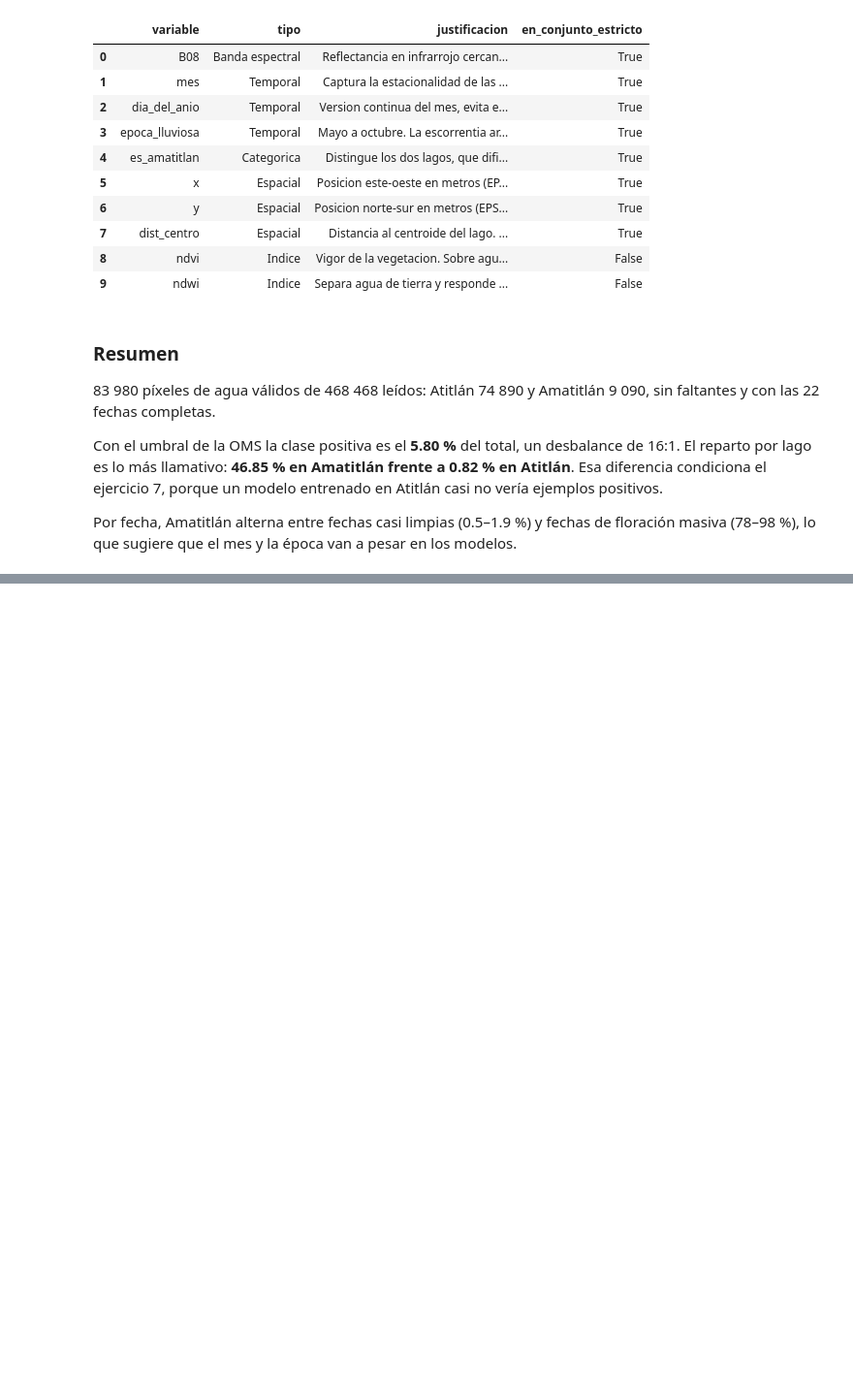
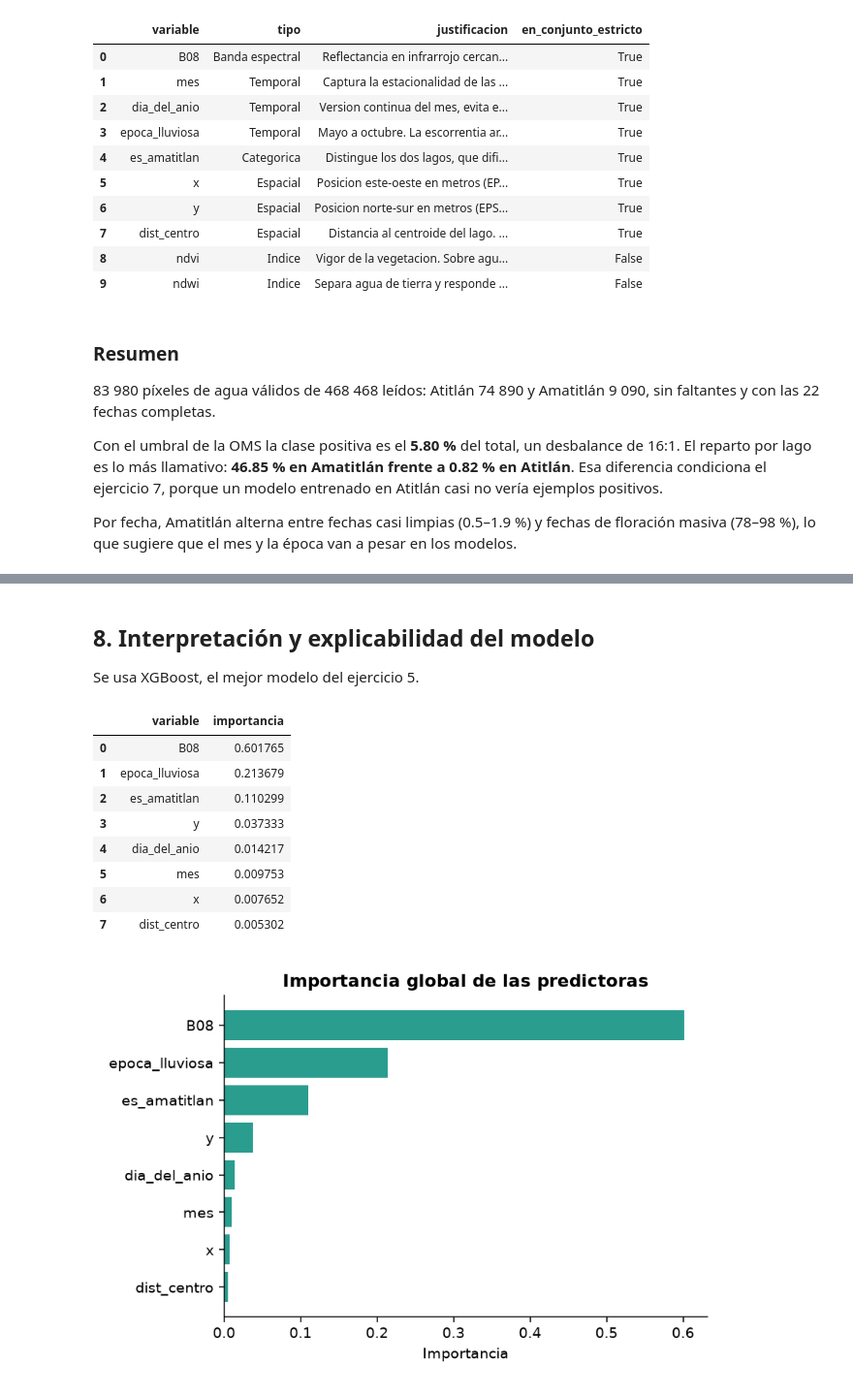
Before and after one commit to UVG-Tareas-y-proyectos/laboratorio4_ds, a Jupyter notebook: notebooks/laboratorio-4-datos-geoespaciales.ipynb, the cells around one changed output, grey strips where cells are left out. Shown at 97% size. Cells and saved outputs as stored; diff of their text form; code cells hidden in the pictures; blank space fills up the shorter version.

```diff
--- a/notebooks/laboratorio-4-datos-geoespaciales.ipynb
+++ b/notebooks/laboratorio-4-datos-geoespaciales.ipynb
@@ -550,0 +701,29 @@ los modelos.
+# %% [markdown]
+## 8. Interpretación y explicabilidad del modelo
+
+Se usa XGBoost, el mejor modelo del ejercicio 5.
+# %%
+from xgboost import XGBClassifier
+
+peso_positivo = (y_train == 0).sum() / (y_train == 1).sum()
+mejor_modelo = XGBClassifier(
+    **{k: v for k, v in modelos["XGBoost"].get_params().items()
+       if k in ("n_estimators", "max_depth", "learning_rate")},
+    eval_metric="logloss", scale_pos_weight=peso_positivo, random_state=42,
+).fit(X_train, y_train)
+
+importancia = importancia_variables(mejor_modelo, X)
+display(importancia)
+ruta_importancia = graficar_importancia(importancia)
+display(Image(filename=str(ruta_importancia), width=650))
+# %% [output]
+|  | variable | importancia |
+| 0 | B08 | 0.601765 |
+| 1 | epoca_lluviosa | 0.213679 |
+| 2 | es_amatitlan | 0.110299 |
+| 3 | y | 0.037333 |
+| 4 | dia_del_anio | 0.014217 |
+| 5 | mes | 0.009753 |
+| 6 | x | 0.007652 |
+| 7 | dist_centro | 0.005302 |
+[figure, added]
```
Also changed, not shown: parts of 20 cells of this notebook, 2 other files.
